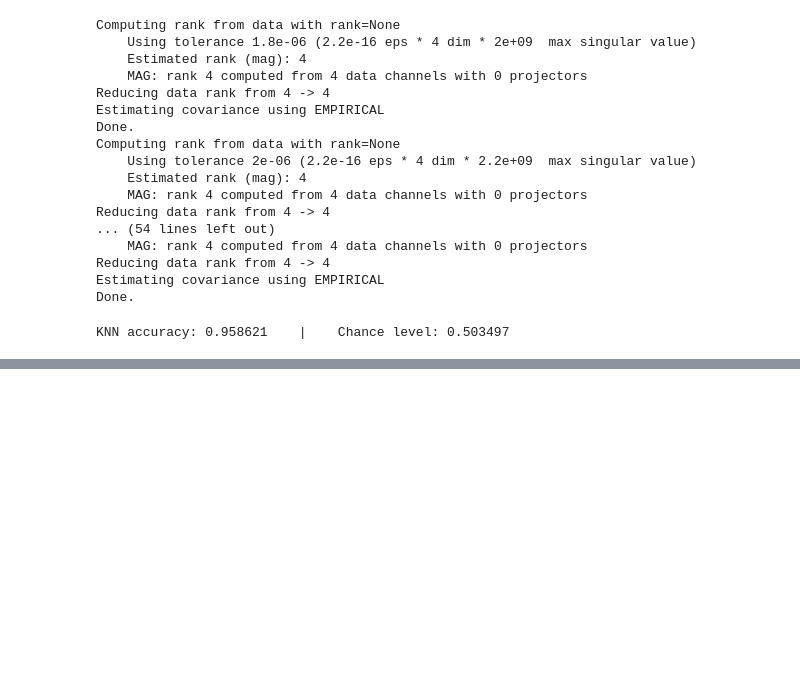
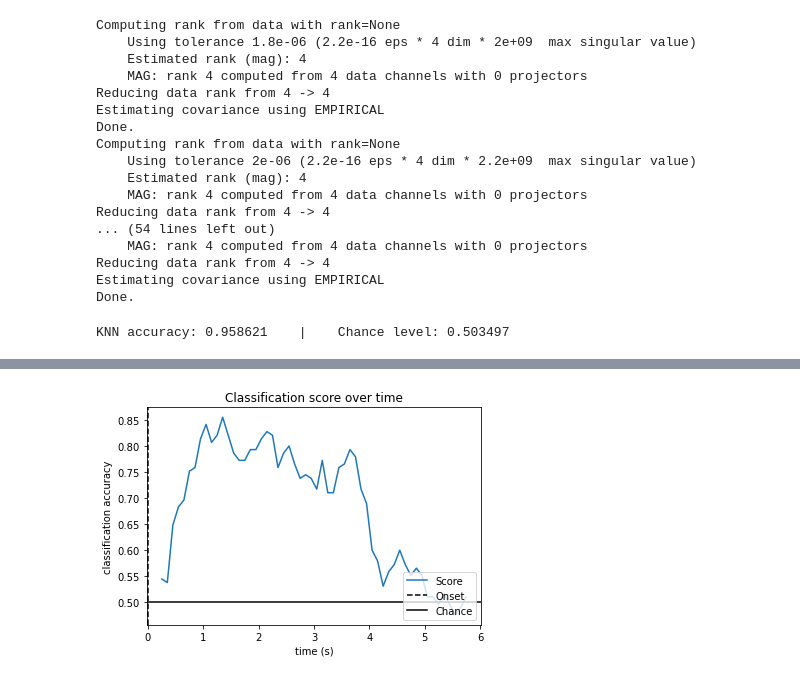
Before and after one commit to miloncl/Cogs-189-Project, a Jupyter notebook: Cogs189_Final.ipynb, the cells around one changed output, grey strips where cells are left out. Drawn from its saved outputs; the diff is of its cells as text; code cells hidden in the pictures; blank space fills up the shorter version.

```diff
--- a/Cogs189_Final.ipynb
+++ b/Cogs189_Final.ipynb
@@ -612,0 +790,7 @@ KNN accuracy: 0.958621    |    Chance level: 0.503497
+# %%
+# Assemble a classifier
+lda = LinearDiscriminantAnalysis()
+
+# SKlearn Pipeline with csp and lda, evaluating scores using Cross validation
+clf = Pipeline([('CSP', csp), ('LDA', lda)])
+scoresLDA = cross_val_score(clf, epochs_data_train, labels, cv=cv, n_jobs=1)
@@ -612,0 +824,5 @@ KNN accuracy: 0.958621    |    Chance level: 0.503497
+# %%
+# Use scikit-learn Pipeline with cross_val_score function
+svm = SVC()
+clf = Pipeline([('CSP', csp), ('SVM', svm)])
+scoresSVC = cross_val_score(clf, epochs_data_train, labels, cv=cv, n_jobs=1)
@@ -612,0 +856,5 @@ KNN accuracy: 0.958621    |    Chance level: 0.503497
+# %%
+# Use scikit-learn Pipeline with cross_val_score function
+knn = KNeighborsClassifier()
+clf = Pipeline([('CSP', csp), ('KNN', knn)])
+scoresKNN = cross_val_score(clf, epochs_data_train, labels, cv=cv, n_jobs=1)
@@ -612,0 +888,80 @@ KNN accuracy: 0.958621    |    Chance level: 0.503497
+# %%
+# Modified mne DOCS code to fit our pipelines and to print our accuracy over time.
+
+sfreq = raw.info['sfreq']
+w_length = int(sfreq * 0.5)   # running classifier: window length
+w_step = int(sfreq * 0.1)  # running classifier: window step size
+w_start = np.arange(0, epochs_data.shape[2] - w_length, w_step)
+
+scores_windowsLDA = []
+scores_windowsSVM = []
+scores_windowsKNN = []
+
+
+for train_idx, test_idx in cv_split:
+    y_train, y_test = labels[train_idx], labels[test_idx]
+
+    X_train = csp.fit_transform(epochs_data_train[train_idx], y_train)
+    X_test = csp.transform(epochs_data_train[test_idx])
+
+    # fit classifier
+    lda.fit(X_train, y_train)
+
+    # running classifier: test classifier on sliding window
+    score_this_windowLDA = []
+    for n in w_start:
+        X_test = csp.transform(epochs_data[test_idx][:, :, n:(n + w_length)])
+        score_this_windowLDA.append(lda.score(X_test, y_test))
+    scores_windowsLDA.append(score_this_windowLDA)
+
+    svm.fit(X_train, y_train)
+
+    # running classifier: test classifier on sliding window
+    score_this_windowSVM = []
+    for n in w_start:
+        X_test = csp.transform(epochs_data[test_idx][:, :, n:(n + w_length)])
+        score_this_windowSVM.append(svm.score(X_test, y_test))
+    scores_windowsSVM.append(score_this_windowSVM)
+
+    knn.fit(X_train, y_train)
+
+    # running classifier: test classifier on sliding window
+    score_this_windowKNN = []
+    for n in w_start:
+        X_test = csp.transform(epochs_data[test_idx][:, :, n:(n + w_length)])
+        score_this_windowKNN.append(knn.score(X_test, y_test))
+    scores_windowsKNN.append(score_this_windowKNN)
+
+# Plot scores over time
+w_times = (w_start + w_length / 2.) / sfreq + epochs.tmin
+
+plt.figure()
+plt.plot(w_times, np.mean(scores_windowsLDA, 0), label='Score')
+plt.axvline(0, linestyle='--', color='k', label='Onset')
+plt.axhline(0.5, linestyle='-', color='k', label='Chance')
+plt.xlabel('time (s)')
+plt.ylabel('classification accuracy')
+plt.title('Classification score over time')
+plt.legend(loc='lower right')
+plt.show()
+
+plt.figure()
+plt.plot(w_times, np.mean(scores_windowsSVM, 0), label='Score')
+plt.axvline(0, linestyle='--', color='k', label='Onset')
+plt.axhline(0.5, linestyle='-', color='k', label='Chance')
+plt.xlabel('time (s)')
+plt.ylabel('classification accuracy')
+plt.title('Classification score over time')
+plt.legend(loc='lower right')
+plt.show()
+
+plt.figure()
+plt.plot(w_times, np.mean(scores_windowsKNN, 0), label='Score')
+plt.axvline(0, linestyle='--', color='k', label='Onset')
+plt.axhline(0.5, linestyle='-', color='k', label='Chance')
+plt.xlabel('time (s)')
+plt.ylabel('classification accuracy')
+plt.title('Classification score over time')
+plt.legend(loc='lower right')
+plt.show()
+# %% [output]
@@ -612,0 +985 @@ KNN accuracy: 0.958621    |    Chance level: 0.503497
+[figure, added]
```
Also changed, not shown: parts of 22 cells of this notebook.
